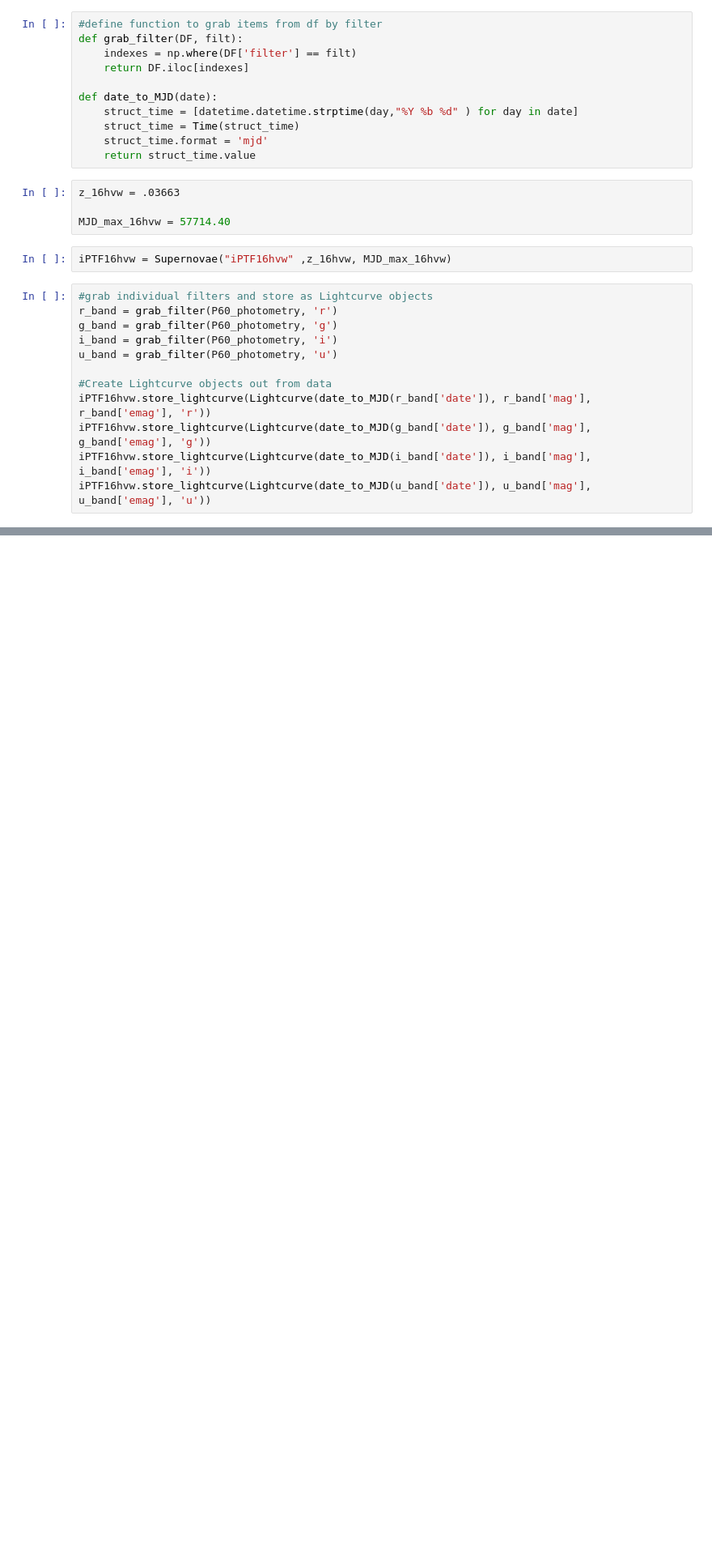
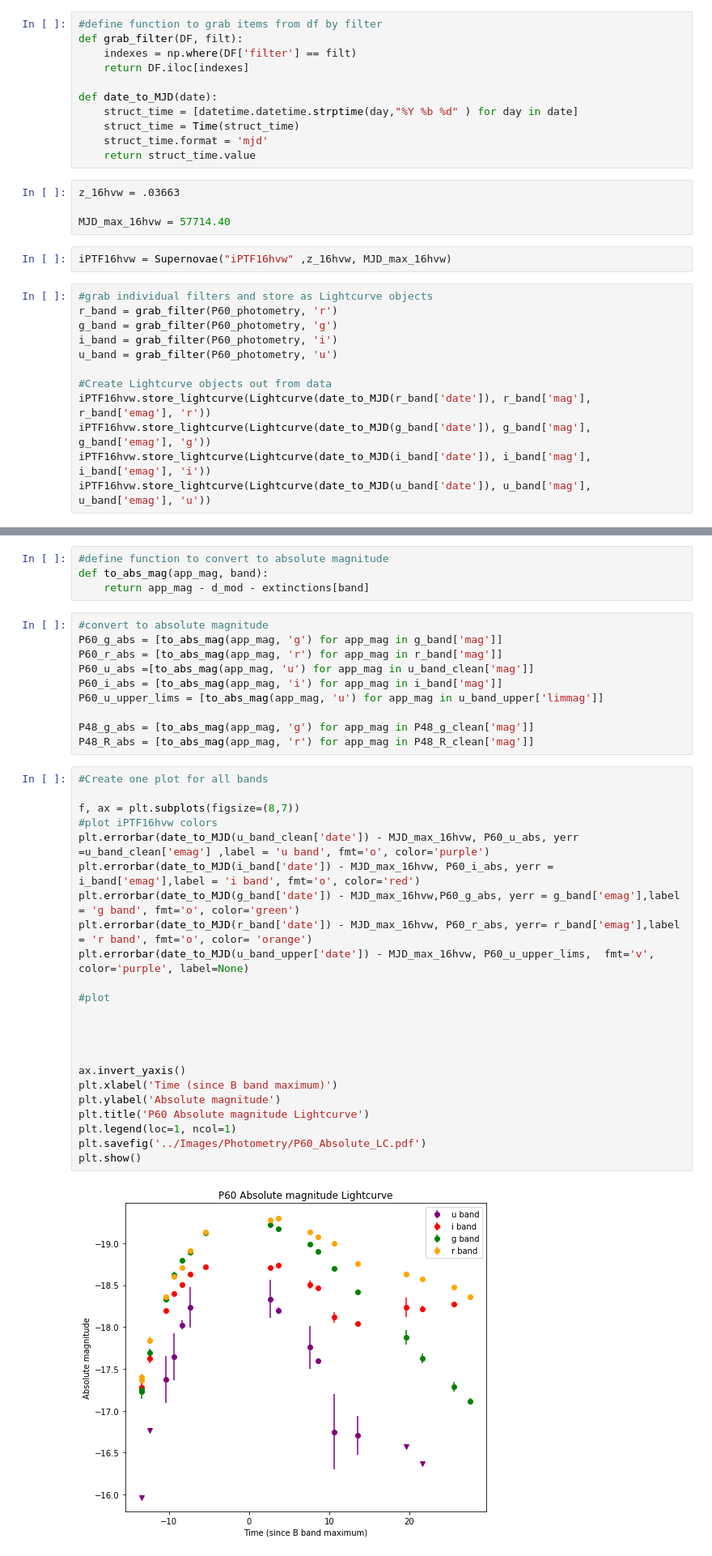
Before and after one commit to adamamiller/iptf16hvw-1, a Jupyter notebook: Photometric Analysis - iPTF16hvw.ipynb, the cells around one changed output, grey strips where cells are left out. Shown: that part at 81% size. Drawn from its saved outputs; the diff is of its cells as text; blank space fills up the shorter version.

```diff
--- a/Photometric Analysis - iPTF16hvw.ipynb
+++ b/Photometric Analysis - iPTF16hvw.ipynb
@@ -105,0 +163,39 @@ plt.show()
+# %%
+#define function to convert to absolute magnitude
+def to_abs_mag(app_mag, band):
+    return app_mag - d_mod - extinctions[band]
+# %%
+#convert to absolute magnitude
+P60_g_abs = [to_abs_mag(app_mag, 'g') for app_mag in g_band['mag']]
+P60_r_abs = [to_abs_mag(app_mag, 'r') for app_mag in r_band['mag']]
+P60_u_abs =[to_abs_mag(app_mag, 'u') for app_mag in u_band_clean['mag']]
+P60_i_abs = [to_abs_mag(app_mag, 'i') for app_mag in i_band['mag']]
+P60_u_upper_lims = [to_abs_mag(app_mag, 'u') for app_mag in u_band_upper['limmag']]
+
+P48_g_abs = [to_abs_mag(app_mag, 'g') for app_mag in P48_g_clean['mag']]
+P48_R_abs = [to_abs_mag(app_mag, 'r') for app_mag in P48_R_clean['mag']]
+# %%
+#Create one plot for all bands
+
+f, ax = plt.subplots(figsize=(8,7))
+#plot iPTF16hvw colors
+plt.errorbar(date_to_MJD(u_band_clean['date']) - MJD_max_16hvw, P60_u_abs, yerr =u_band_clean['emag'] ,label = 'u band', fmt='o', color='purple')
+plt.errorbar(date_to_MJD(i_band['date']) - MJD_max_16hvw, P60_i_abs, yerr = i_band['emag'],label = 'i band', fmt='o', color='red')
+plt.errorbar(date_to_MJD(g_band['date']) - MJD_max_16hvw,P60_g_abs, yerr = g_band['emag'],label = 'g band', fmt='o', color='green')
+plt.errorbar(date_to_MJD(r_band['date']) - MJD_max_16hvw, P60_r_abs, yerr= r_band['emag'],label = 'r band', fmt='o', color= 'orange')
+plt.errorbar(date_to_MJD(u_band_upper['date']) - MJD_max_16hvw, P60_u_upper_lims,  fmt='v', color='purple', label=None)
+
+#plot
+
+
+
+
+ax.invert_yaxis()
+plt.xlabel('Time (since B band maximum)')
+plt.ylabel('Absolute magnitude')
+plt.title('P60 Absolute magnitude Lightcurve')
+plt.legend(loc=1, ncol=1)
+plt.savefig('../Images/Photometry/P60_Absolute_LC.pdf')
+plt.show()
+# %% [output]
+[figure, added]
```
Also changed, not shown: parts of 28 cells of this notebook.
